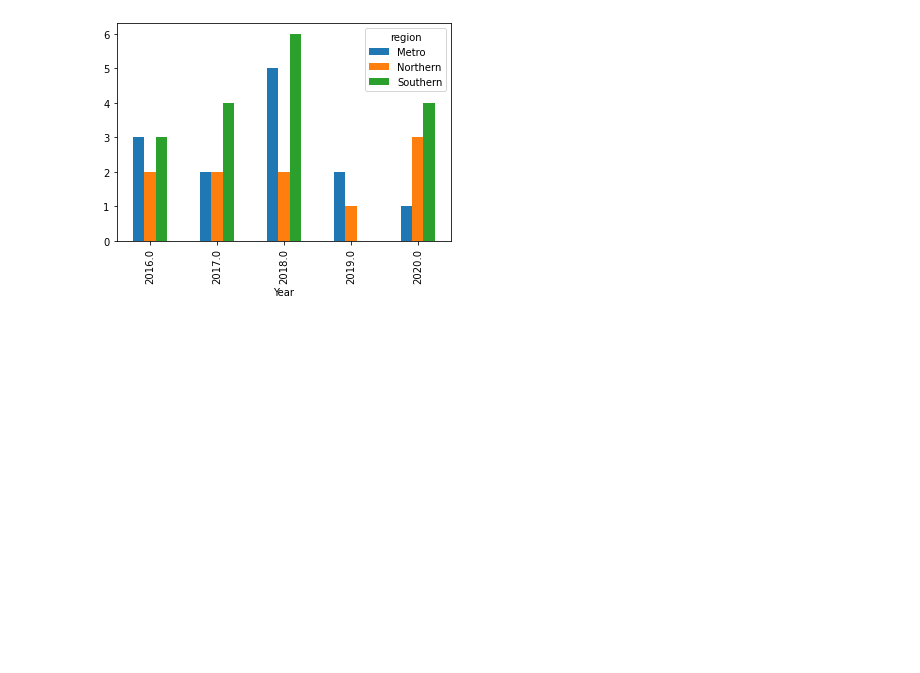
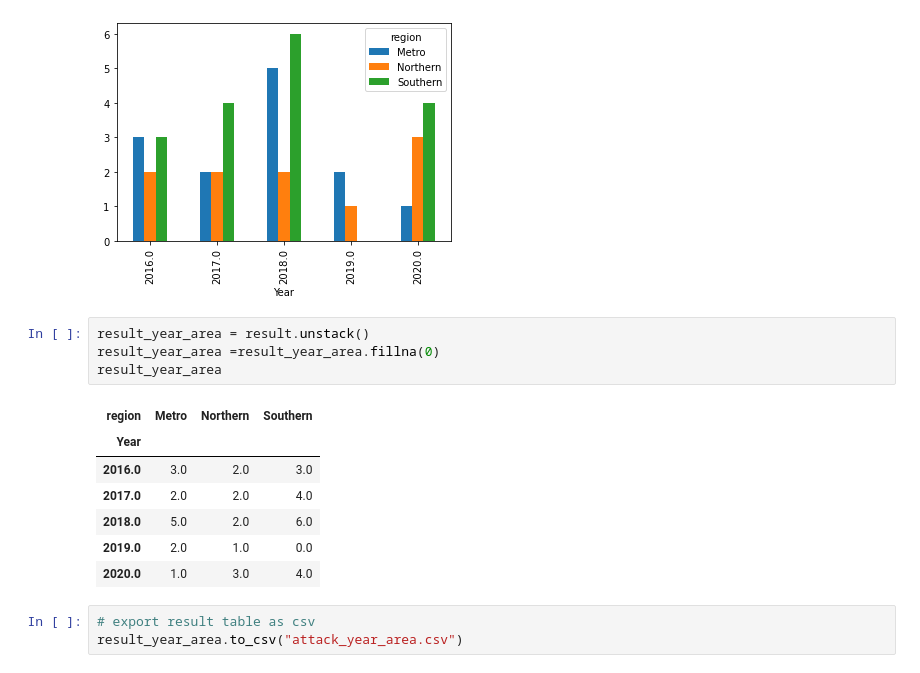
Before and after one commit to CMac-code/Project_Shark, a Jupyter notebook: shark_data_wa.ipynb, the cells around one changed output. Cells and saved outputs as stored; diff of their text form; blank space fills up the shorter version.

```diff
--- a/shark_data_wa.ipynb
+++ b/shark_data_wa.ipynb
@@ -178,3 +163,18 @@ result.unstack().plot(kind='bar')
 # %% [output]
 <matplotlib.axes._subplots.AxesSubplot at 0x...>
 [figure]
+# %%
+result_year_area = result.unstack()
+result_year_area =result_year_area.fillna(0)
+result_year_area
+# %% [output]
+| region | Metro | Northern | Southern |
+| Year |  |  |  |
+| 2016.0 | 3.0 | 2.0 | 3.0 |
+| 2017.0 | 2.0 | 2.0 | 4.0 |
+| 2018.0 | 5.0 | 2.0 | 6.0 |
+| 2019.0 | 2.0 | 1.0 | 0.0 |
+| 2020.0 | 1.0 | 3.0 | 4.0 |
+# %%
+# export result table as csv
+result_year_area.to_csv("attack_year_area.csv")
```
Also changed, not shown: parts of 3 cells of this notebook, 1 other file.
